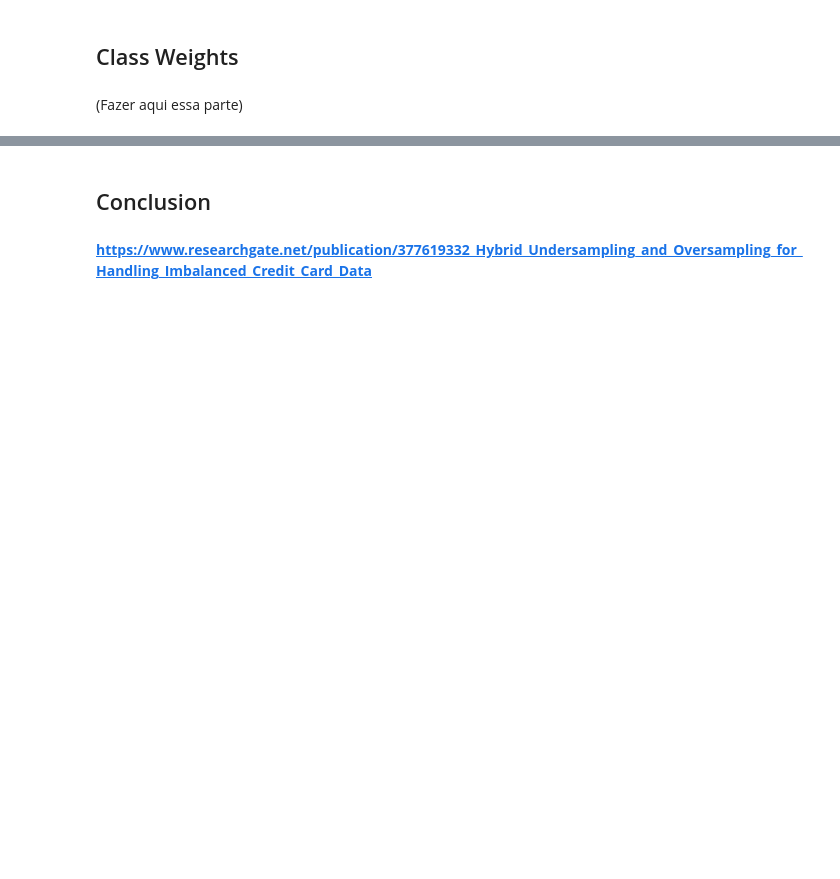
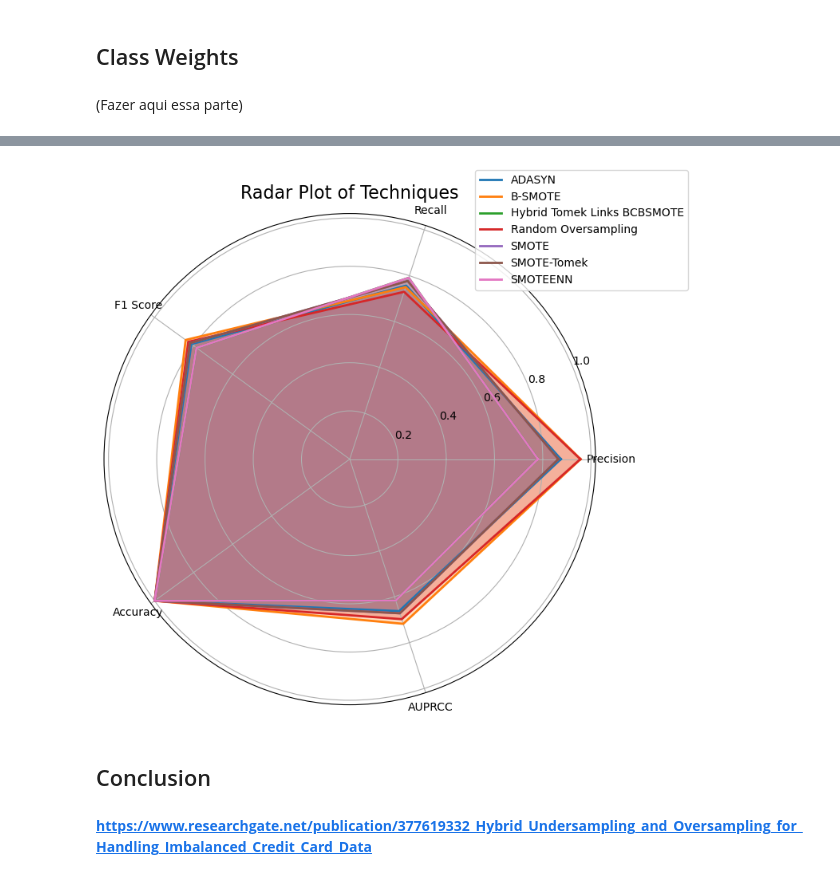
Before and after one commit to MatheusBissacot/DeusExMachina, a Jupyter notebook: Technical_component.ipynb, the cells around one changed output, grey strips where cells are left out. Drawn from its saved outputs; the diff is of its cells as text; code cells hidden in the pictures; blank space fills up the shorter version.

```diff
--- a/Technical_component.ipynb
+++ b/Technical_component.ipynb
@@ -1117,3 +1166,39 @@ Ex: XGBoost vs Random Forest )
+# %%
+from math import pi
+import matplotlib.pyplot as plt
+
+# Average values for each technique (group by Technique)
+radar_data = combined_df_rf.groupby('Technique')[['Precision', 'Recall', 'F1 Score', 'Accuracy', 'AUPRCC']].mean()
+
+# Add a row to close the radar plot
+radar_data.loc['close'] = radar_data.iloc[0]
+
+# Radar plot setup
+labels = radar_data.columns
+num_vars = len(labels)
+
+# Calculate angles
+angles = [n / float(num_vars) * 2 * pi for n in range(num_vars)]
+angles += angles[:1]  # Close the radar plot
+
+# Create the radar plot
+fig, ax = plt.subplots(figsize=(8, 8), subplot_kw=dict(polar=True))
+
+# Plot each technique
+for technique in radar_data.index[:-1]:  # Exclude the closing row
+    values = radar_data.loc[technique].tolist()
+    values += values[:1]  # Close the chart
+    ax.plot(angles, values, linewidth=2, linestyle='solid', label=technique)
+    ax.fill(angles, values, alpha=0.25)
+
+# Add labels and legend
+ax.set_xticks(angles[:-1])
+ax.set_xticklabels(labels)
+ax.set_title('Radar Plot of Techniques', fontsize=16)
+ax.legend(loc='upper right', bbox_to_anchor=(1.2, 1.1))
+plt.show()
+# %% [output]
+[figure, added]
 # %% [markdown]
 ## Conclusion
 # %% [markdown]
```
Also changed, not shown: parts of 23 cells of this notebook.
